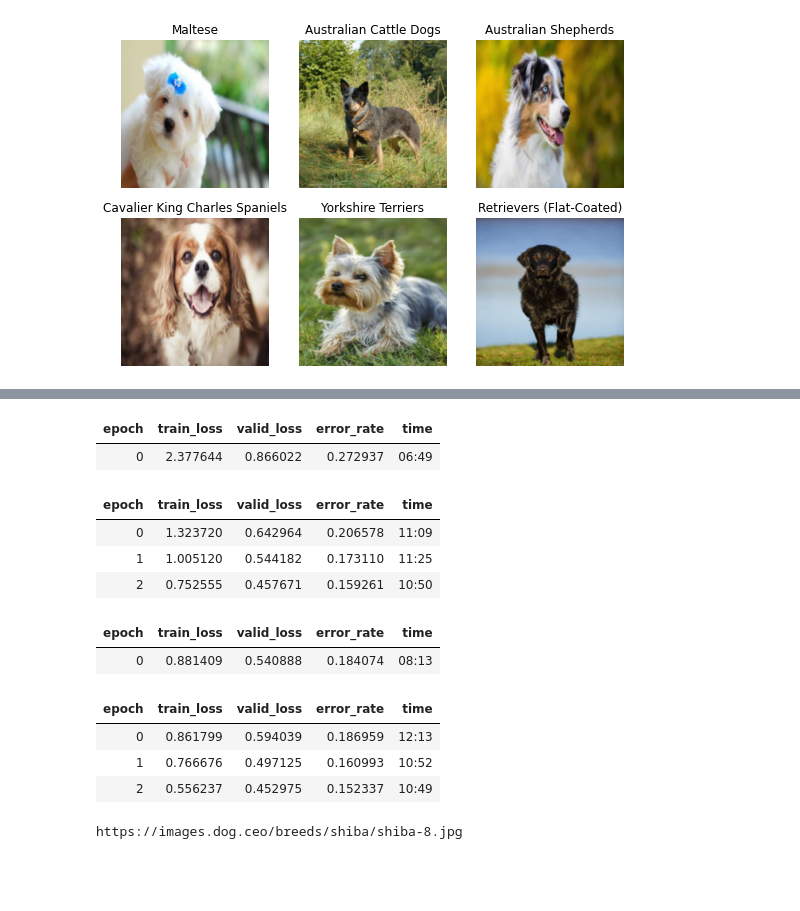
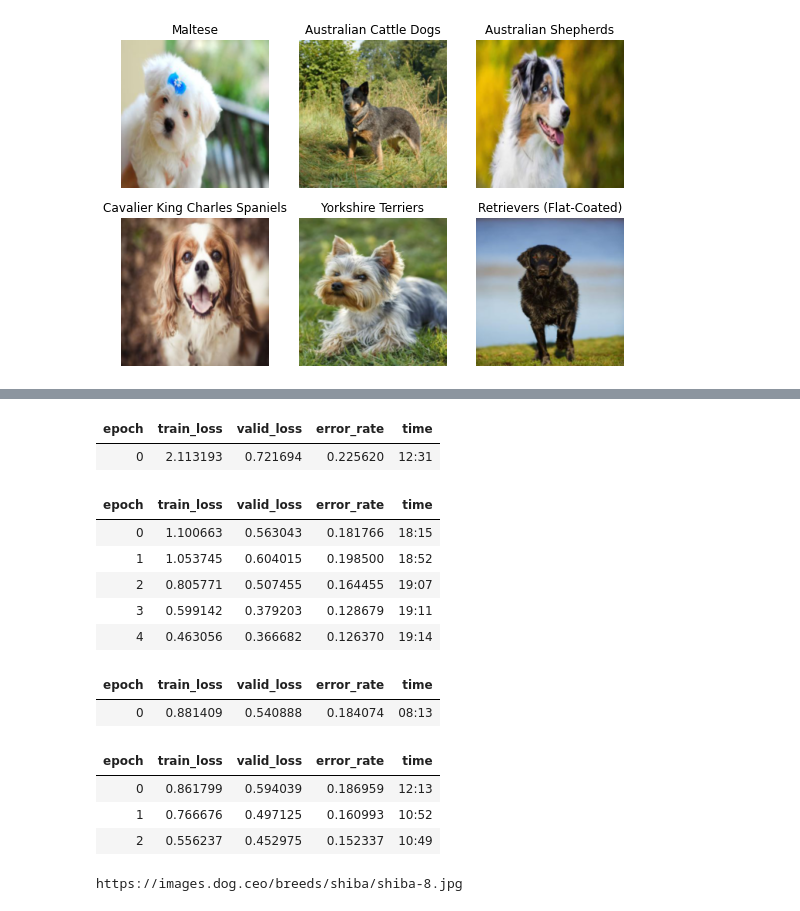
Before and after one commit to JonathanGrant/jonathangrant.github.io, a Jupyter notebook: fastai/img_class_dog-breeds.ipynb, the cells around one changed output, grey strips where cells are left out. Cells and saved outputs as stored; diff of their text form; code cells hidden in the pictures; blank space fills up the shorter version.

```diff
--- a/fastai/img_class_dog-breeds.ipynb
+++ b/fastai/img_class_dog-breeds.ipynb
@@ -255,23 +255,25 @@ rand_dls.show_batch(max_n=6)
 # %%
-learn = vision_learner(rand_dls, resnet18, metrics=error_rate)
-learn.fine_tune(3)
+learn = vision_learner(rand_dls, resnet34, metrics=error_rate)
+learn.fine_tune(5)
 # %% [output]
 | epoch | train_loss | valid_loss | error_rate | time |
-| 0 | 2.377644 | 0.866022 | 0.272937 | 06:49 |
+| 0 | 2.113193 | 0.721694 | 0.225620 | 12:31 |
 | epoch | train_loss | valid_loss | error_rate | time |
-| 0 | 1.323720 | 0.642964 | 0.206578 | 11:09 |
-| 1 | 1.005120 | 0.544182 | 0.173110 | 11:25 |
-| 2 | 0.752555 | 0.457671 | 0.159261 | 10:50 |
+| 0 | 1.100663 | 0.563043 | 0.181766 | 18:15 |
+| 1 | 1.053745 | 0.604015 | 0.198500 | 18:52 |
+| 2 | 0.805771 | 0.507455 | 0.164455 | 19:07 |
+| 3 | 0.599142 | 0.379203 | 0.128679 | 19:11 |
+| 4 | 0.463056 | 0.366682 | 0.126370 | 19:14 |
-# %%
-# Need to train a little more
-learn.fine_tune(3)
-# %% [output]
-| epoch | train_loss | valid_loss | error_rate | time |
-| 0 | 0.881409 | 0.540888 | 0.184074 | 08:13 |
-| epoch | train_loss | valid_loss | error_rate | time |
-| 0 | 0.861799 | 0.594039 | 0.186959 | 12:13 |
-| 1 | 0.766676 | 0.497125 | 0.160993 | 10:52 |
-| 2 | 0.556237 | 0.452975 | 0.152337 | 10:49 |
+# %%
+# Need to train a little more
+learn.fine_tune(3)
+# %% [output]
+| epoch | train_loss | valid_loss | error_rate | time |
+| 0 | 0.881409 | 0.540888 | 0.184074 | 08:13 |
+| epoch | train_loss | valid_loss | error_rate | time |
+| 0 | 0.861799 | 0.594039 | 0.186959 | 12:13 |
+| 1 | 0.766676 | 0.497125 | 0.160993 | 10:52 |
+| 2 | 0.556237 | 0.452975 | 0.152337 | 10:49 |
 # %%
 import requests, io
 
```
Also changed, not shown: parts of 5 cells of this notebook, 1 other file.
